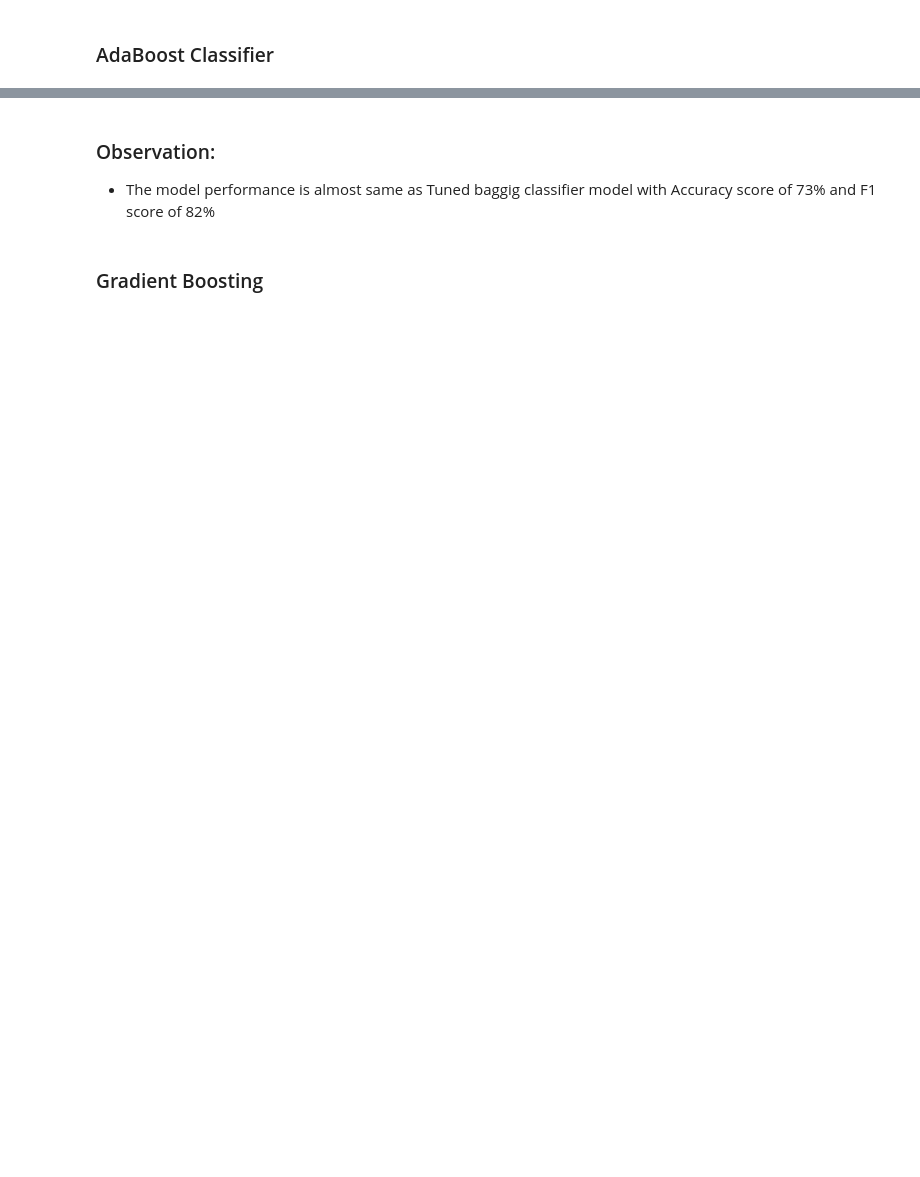
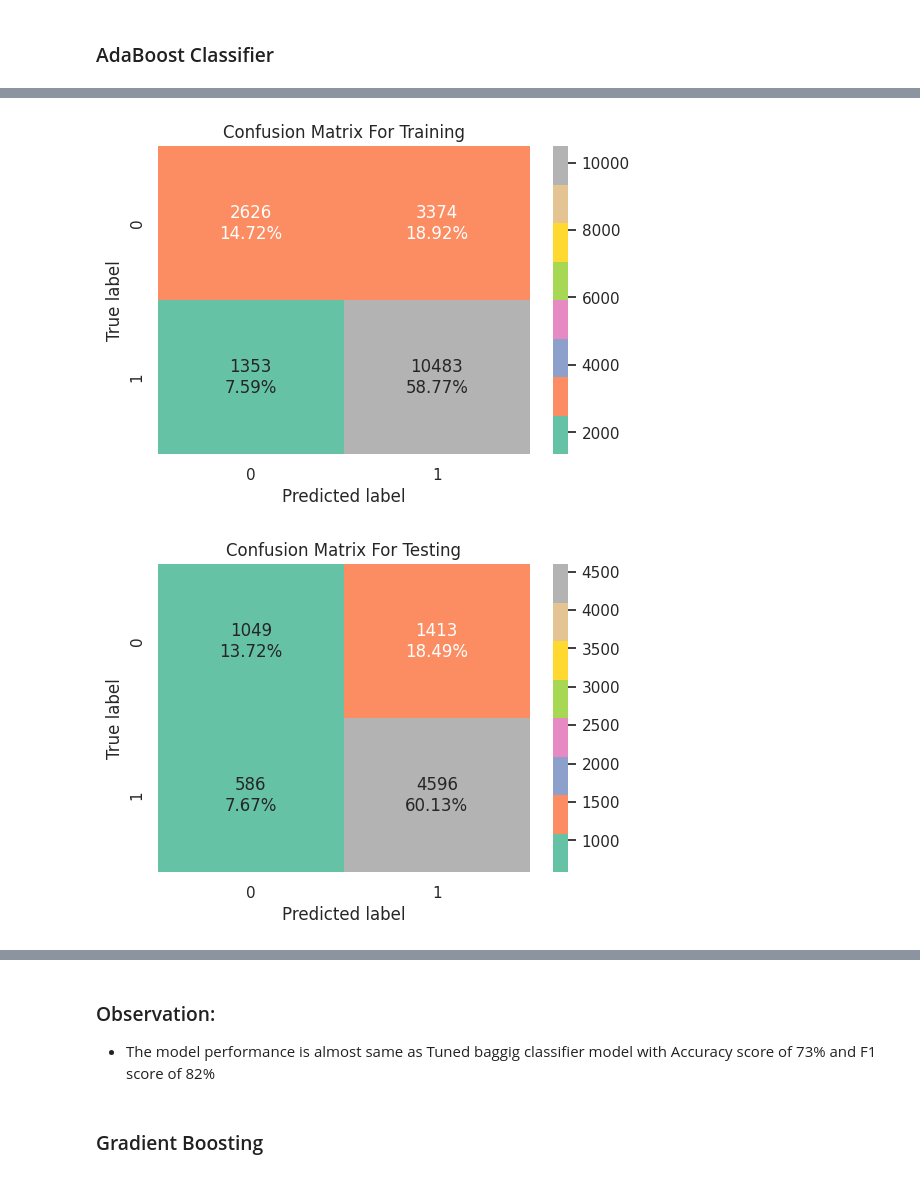
Before and after one commit to Rajesh2015/easy-visa, a Jupyter notebook: easy-visa-solution.ipynb, the cells around one changed output, grey strips where cells are left out. Saved outputs shown, nothing was run; the diff lists cells and outputs as text; code cells hidden in the pictures; blank space fills up the shorter version.

```diff
--- a/easy-visa-solution.ipynb
+++ b/easy-visa-solution.ipynb
@@ -2072,3 +2101,0 @@ compare_model_performance(train_performance_rf_tuned,test_performance_rf_tuned,m
-# %%
-# Confusion Matrix on bagging estimator tuned
-confusion_matrix_sklearn(rf_tree_tuned, X_test, y_test)
@@ -2082,4 +2104,6 @@ confusion_matrix_sklearn(rf_tree_tuned, X_test, y_test)
 # %%
 # Adaboost Classifier training with default
 ab_classifier = AdaBoostClassifier(random_state=1)
-ab_classifier.fit(X_train,y_train)
+# Fit the best algorithm to the data.
+training_time_ab = timeit.timeit(lambda:train_model(ab_classifier,Xtrain=X_train,ytrain=y_train), number=1)
+printmodelscoreandtrainTime(model=ab_classifier,X_train=X_train,y_train=y_train,X_test=X_test,y_test=y_test,training_time=training_time_ab)
@@ -2086,3 +2118,7 @@ ab_classifier.fit(X_train,y_train)
 # %%
 # Confusion matrix for addaboost
-confusion_matrix_sklearn(ab_classifier,X_train,y_train)
+confusion_matrix_sklearn(ab_classifier,X_train,y_train,cs_training)
+confusion_matrix_sklearn(ab_classifier,X_test,y_test,cs_testing)
+# %% [output]
+[figure, added]
+[figure, added]
```
Also changed, not shown: parts of 30 cells of this notebook.
